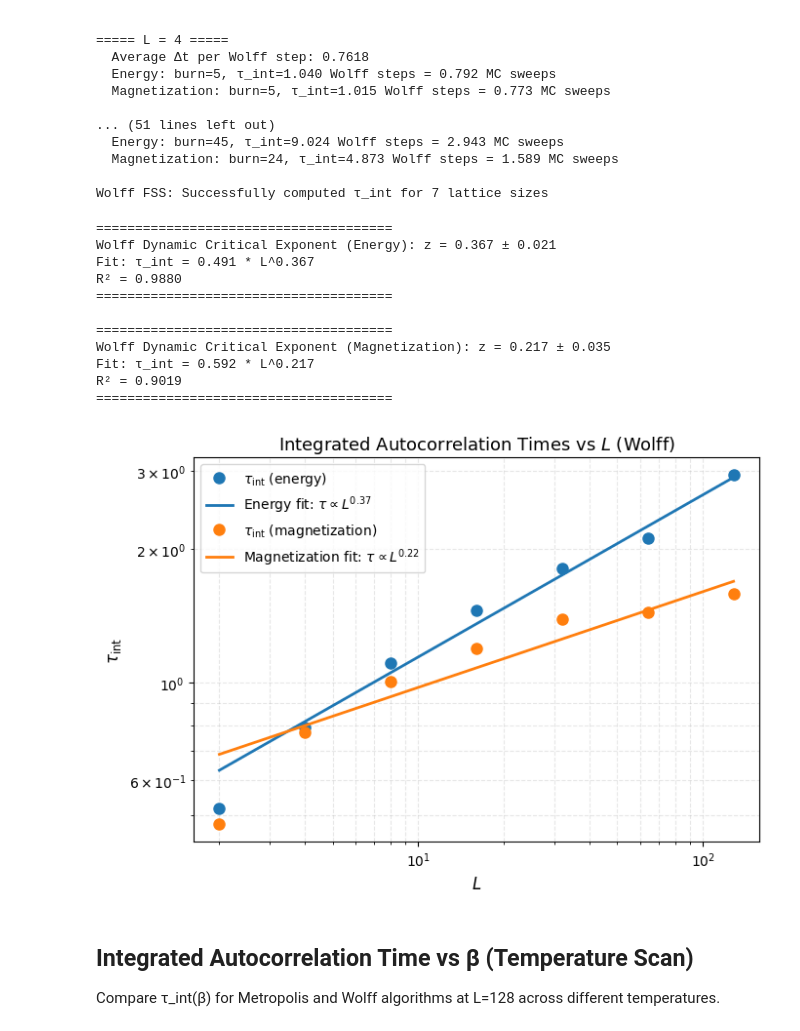
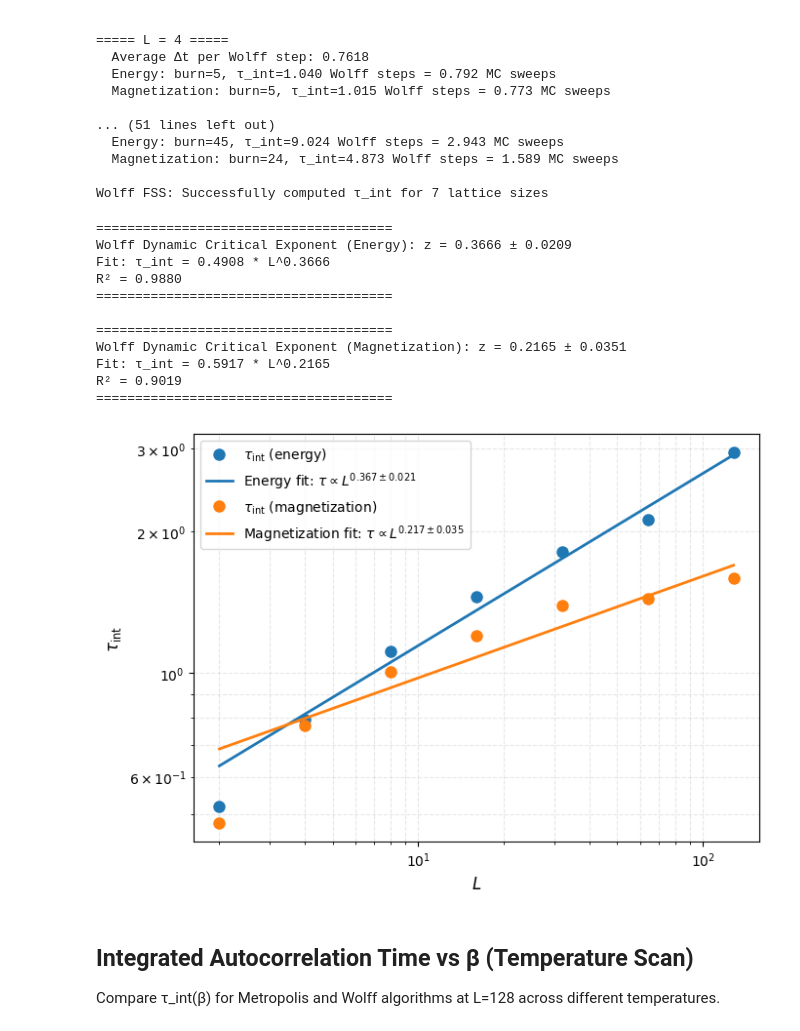
Before and after one commit to alinabnr/PhaseTransitionsProject, a Jupyter notebook: dynmical_crit_exponent.ipynb, the cells around one changed output. Saved outputs shown, nothing was run; the diff lists cells and outputs as text; code cells hidden in the pictures.

Commit message:
added errors for fss study and removed plot titles

```diff
--- a/dynmical_crit_exponent.ipynb
+++ b/dynmical_crit_exponent.ipynb
@@ -523,50 +523,50 @@ A_m, z_m = popt_m
 z_m_err = np.sqrt(np.diag(pcov_m))[1]
 
 print("\n======================================")
-print(f"Wolff Dynamic Critical Exponent (Energy): z = {z_e:.3f} ± {z_e_err:.3f}")
-print(f"Fit: τ_int = {A_e:.3f} * L^{z_e:.3f}")
+print(f"Wolff Dynamic Critical Exponent (Energy): z = {z_e:.4f} ± {z_e_err:.4f}")
+print(f"Fit: τ_int = {A_e:.4f} * L^{z_e:.4f}")
 print(f"R² = {1 - np.sum((tau_energy_wolff - power_law(L_wolff, A_e, z_e))**2) / np.sum((tau_energy_wolff - tau_energy_wolff.mean())**2):.4f}")
 print("======================================\n")
 
 print("======================================")
-print(f"Wolff Dynamic Critical Exponent (Magnetization): z = {z_m:.3f} ± {z_m_err:.3f}")
-print(f"Fit: τ_int = {A_m:.3f} * L^{z_m:.3f}")
+print(f"Wolff Dynamic Critical Exponent (Magnetization): z = {z_m:.4f} ± {z_m_err:.4f}")
+print(f"Fit: τ_int = {A_m:.4f} * L^{z_m:.4f}")
 print(f"R² = {1 - np.sum((tau_mag_wolff - power_law(L_wolff, A_m, z_m))**2) / np.sum((tau_mag_wolff - tau_mag_wolff.mean())**2):.4f}")
 print("======================================\n")
 
 # Plot
 L_fit = np.logspace(np.log10(L_wolff.min()), np.log10(L_wolff.max()), 100)
 
 plt.close('all')
 plt.figure(figsize=(7, 5))
 plt.loglog(L_wolff, tau_energy_wolff, 'o', markersize=8, label=r"$\tau_{\mathrm{int}}$ (energy)", color='C0')
 plt.loglog(L_fit, power_law(L_fit, A_e, z_e), '-', linewidth=2,
-           label=rf"Energy fit: $\tau \propto L^{{{z_e:.2f}}}$", color='C0')
+           label=rf"Energy fit: $\tau \propto L^{{{z_e:.3f}\pm{z_e_err:.3f}}}$", color='C0')
 plt.loglog(L_wolff, tau_mag_wolff, 'o', markersize=8, label=r"$\tau_{\mathrm{int}}$ (magnetization)", color='C1')
 plt.loglog(L_fit, power_law(L_fit, A_m, z_m), '-', linewidth=2,
-           label=rf"Magnetization fit: $\tau \propto L^{{{z_m:.2f}}}$", color='C1')
+           label=rf"Magnetization fit: $\tau \propto L^{{{z_m:.3f}\pm{z_m_err:.3f}}}$", color='C1')
 
 plt.xlabel(r"$L$", fontsize=12)
 plt.ylabel(r"$\tau_{\mathrm{int}}$", fontsize=12)
-plt.title(r"Integrated Autocorrelation Times vs $L$ (Wolff)", fontsize=13)
+# plt.title(r"Integrated Autocorrelation Times vs $L$ (Wolff)", fontsize=13)
 plt.legend(fontsize=10)
 plt.grid(True, which="both", ls="--", alpha=0.3)
 plt.tight_layout()
 plt.savefig('plots/wolff_fss_tau_vs_L.png', dpi=300, bbox_inches='tight')
 plt.show()
 # %% [output]
 ======================================
-Wolff Dynamic Critical Exponent (Energy): z = 0.367 ± 0.021
-Fit: τ_int = 0.491 * L^0.367
+Wolff Dynamic Critical Exponent (Energy): z = 0.3666 ± 0.0209
+Fit: τ_int = 0.4908 * L^0.3666
 R² = 0.9880
 ======================================
 
 ======================================
-Wolff Dynamic Critical Exponent (Magnetization): z = 0.217 ± 0.035
-Fit: τ_int = 0.592 * L^0.217
+Wolff Dynamic Critical Exponent (Magnetization): z = 0.2165 ± 0.0351
+Fit: τ_int = 0.5917 * L^0.2165
 R² = 0.9019
 ======================================
-[figure, old version]
+[figure, new version]
 # %% [markdown]
 ## Integrated Autocorrelation Time vs β (Temperature Scan)
 
```
Also changed, not shown: parts of 6 cells of this notebook, 10 other files.
